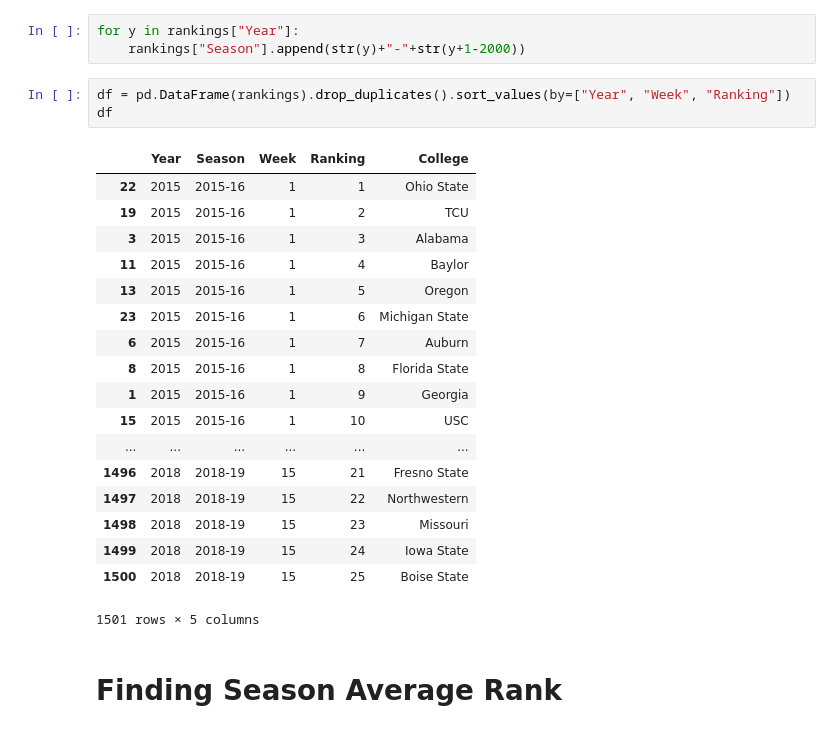
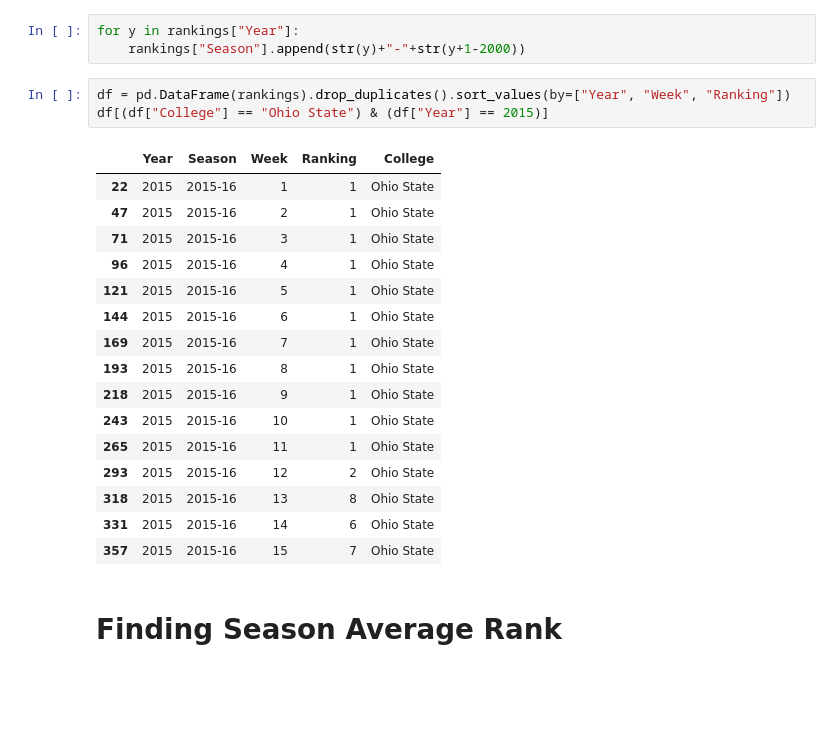
Before and after one commit to jamesbury3/College-Football-Prediction, a Jupyter notebook: API Calls.ipynb, the cells around one changed output. Drawn from its saved outputs; the diff is of its cells as text; blank space fills up the shorter version.

```diff
--- a/API Calls.ipynb
+++ b/API Calls.ipynb
@@ -38,26 +38,24 @@ for y in rankings["Year"]:
     rankings["Season"].append(str(y)+"-"+str(y+1-2000))
 # %%
 df = pd.DataFrame(rankings).drop_duplicates().sort_values(by=["Year", "Week", "Ranking"])
-df
+df[(df["College"] == "Ohio State") & (df["Year"] == 2015)]
 # %% [output]
 |  | Year | Season | Week | Ranking | College |
 | 22 | 2015 | 2015-16 | 1 | 1 | Ohio State |
-| 19 | 2015 | 2015-16 | 1 | 2 | TCU |
-| 3 | 2015 | 2015-16 | 1 | 3 | Alabama |
-| 11 | 2015 | 2015-16 | 1 | 4 | Baylor |
-| 13 | 2015 | 2015-16 | 1 | 5 | Oregon |
-| 23 | 2015 | 2015-16 | 1 | 6 | Michigan State |
-| 6 | 2015 | 2015-16 | 1 | 7 | Auburn |
-| 8 | 2015 | 2015-16 | 1 | 8 | Florida State |
-| 1 | 2015 | 2015-16 | 1 | 9 | Georgia |
-| 15 | 2015 | 2015-16 | 1 | 10 | USC |
-| ... | ... | ... | ... | ... | ... |
-| 1496 | 2018 | 2018-19 | 15 | 21 | Fresno State |
-| 1497 | 2018 | 2018-19 | 15 | 22 | Northwestern |
-| 1498 | 2018 | 2018-19 | 15 | 23 | Missouri |
-| 1499 | 2018 | 2018-19 | 15 | 24 | Iowa State |
-| 1500 | 2018 | 2018-19 | 15 | 25 | Boise State |
+| 47 | 2015 | 2015-16 | 2 | 1 | Ohio State |
+| 71 | 2015 | 2015-16 | 3 | 1 | Ohio State |
+| 96 | 2015 | 2015-16 | 4 | 1 | Ohio State |
+| 121 | 2015 | 2015-16 | 5 | 1 | Ohio State |
+| 144 | 2015 | 2015-16 | 6 | 1 | Ohio State |
+| 169 | 2015 | 2015-16 | 7 | 1 | Ohio State |
+| 193 | 2015 | 2015-16 | 8 | 1 | Ohio State |
+| 218 | 2015 | 2015-16 | 9 | 1 | Ohio State |
+| 243 | 2015 | 2015-16 | 10 | 1 | Ohio State |
+| 265 | 2015 | 2015-16 | 11 | 1 | Ohio State |
+| 293 | 2015 | 2015-16 | 12 | 2 | Ohio State |
+| 318 | 2015 | 2015-16 | 13 | 8 | Ohio State |
+| 331 | 2015 | 2015-16 | 14 | 6 | Ohio State |
+| 357 | 2015 | 2015-16 | 15 | 7 | Ohio State |
-1501 rows × 5 columns
 # %% [markdown]
 # Finding Season Average Rank
 # %%
```
Also changed, not shown: parts of 11 cells of this notebook.
